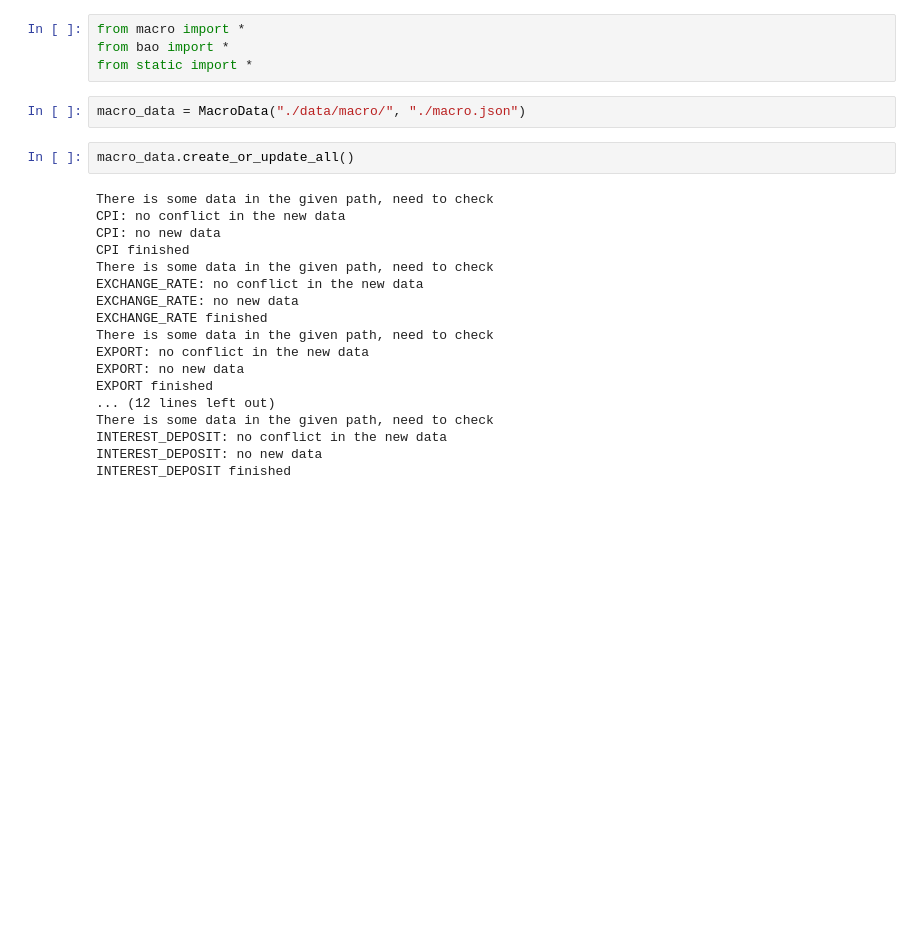
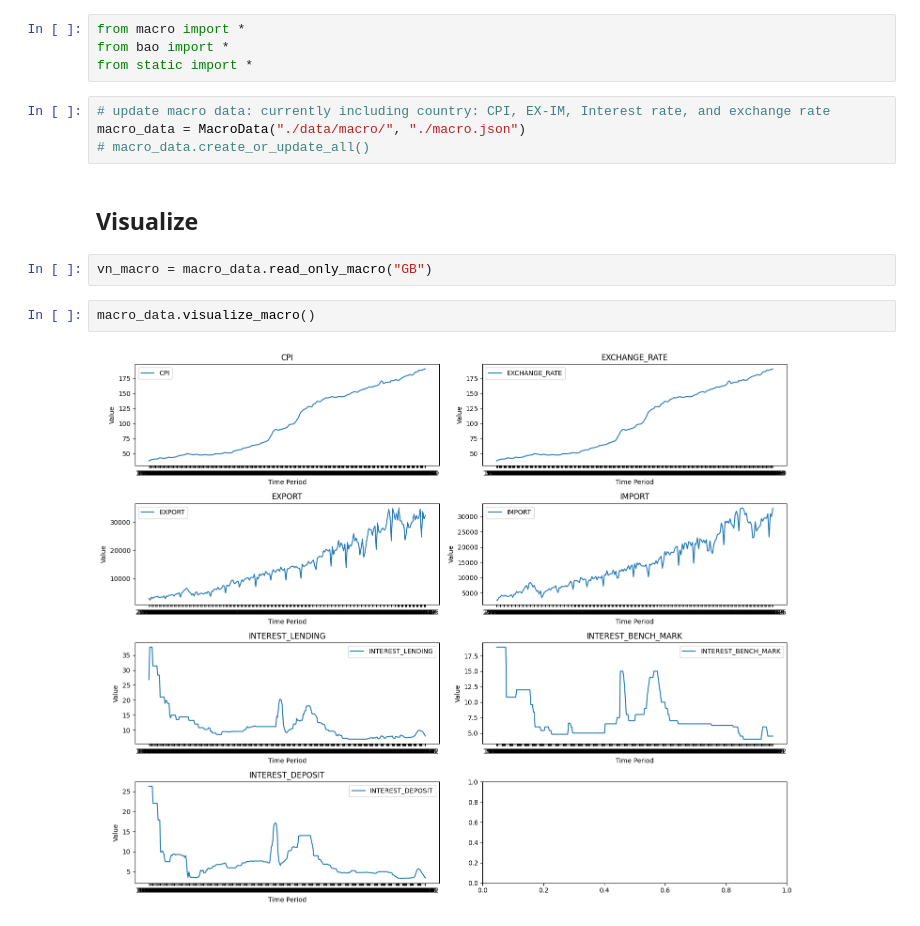
Before and after one commit to nguyentanquocbao/stock_quant, a Jupyter notebook: macro_analysis.ipynb, the cells around one changed output. Drawn from its saved outputs; the diff is of its cells as text; blank space fills up the shorter version.

Commit message:
visualize 1 country data

```diff
--- a/macro_analysis.ipynb
+++ b/macro_analysis.ipynb
@@ -2,25 +2,15 @@
 from macro import *
 from bao import *
 from static import *
-# %%
-macro_data = MacroData("./data/macro/", "./macro.json")
+# %%
+# update macro data: currently including country: CPI, EX-IM, Interest rate, and exchange rate
+macro_data = MacroData("./data/macro/", "./macro.json")
+# macro_data.create_or_update_all()
+# %% [markdown]
+## Visualize
+# %%
+vn_macro = macro_data.read_only_macro("GB")
 # %%
-macro_data.create_or_update_all()
+macro_data.visualize_macro()
 # %% [output]
-There is some data in the given path, need to check
-CPI: no conflict in the new data
-CPI: no new data
-CPI finished
-There is some data in the given path, need to check
-EXCHANGE_RATE: no conflict in the new data
-EXCHANGE_RATE: no new data
-EXCHANGE_RATE finished
-There is some data in the given path, need to check
-EXPORT: no conflict in the new data
-EXPORT: no new data
-EXPORT finished
-... (12 lines left out)
-There is some data in the given path, need to check
-INTEREST_DEPOSIT: no conflict in the new data
-INTEREST_DEPOSIT: no new data
-INTEREST_DEPOSIT finished
+[figure, added]
```
Also changed, not shown: parts of 1 cell of this notebook, 2 other files.
